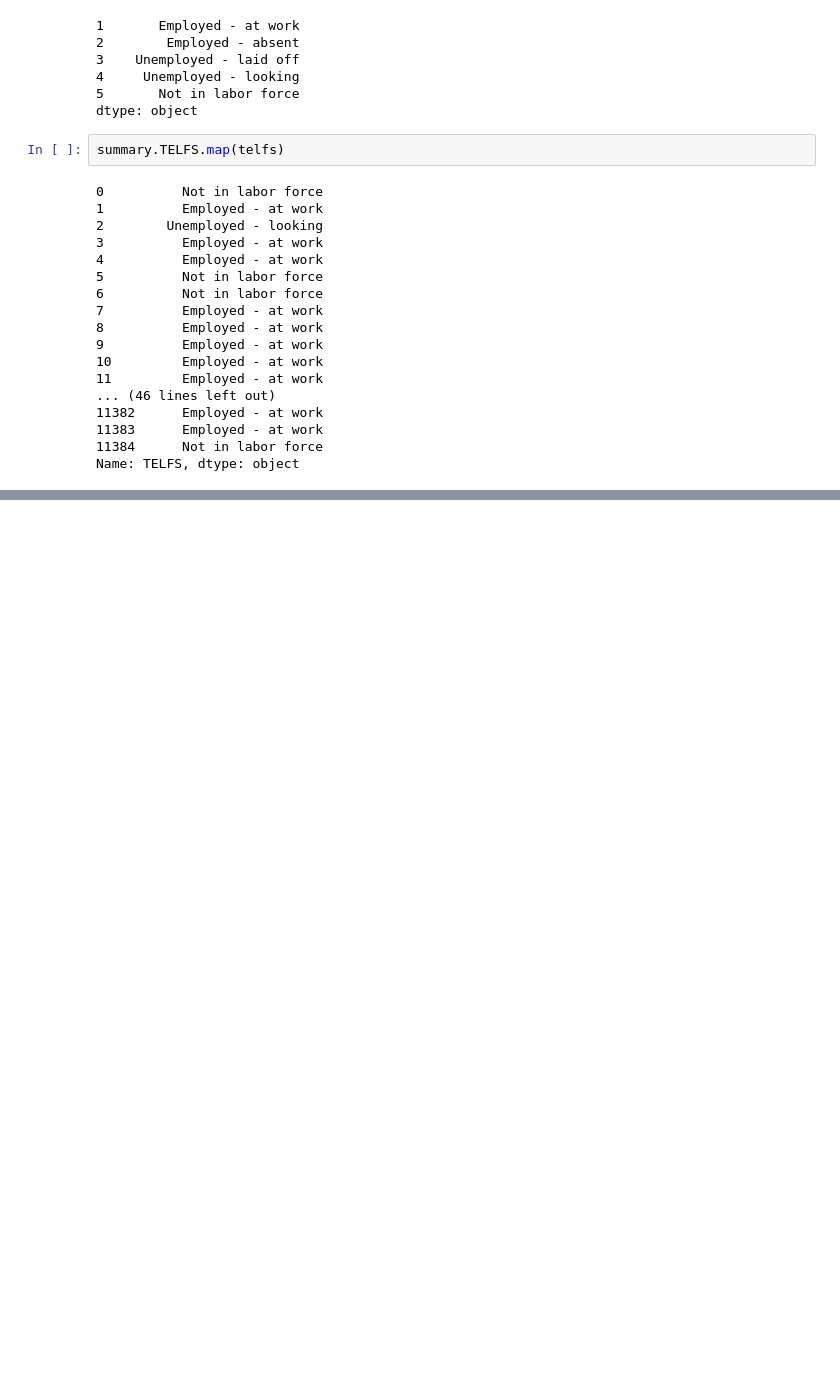
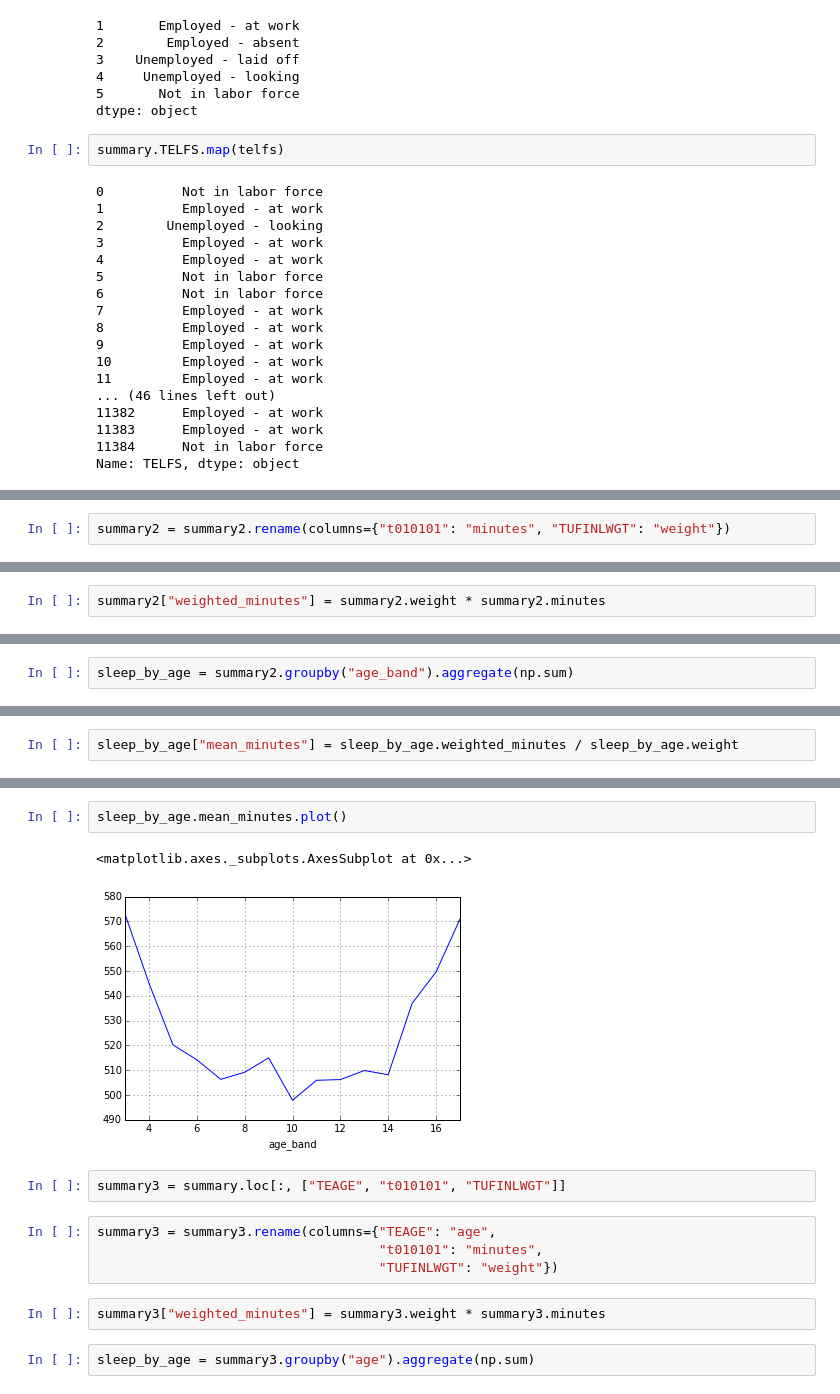
Before and after one commit to tiyd-python-2015-05/atus-analysis, a Jupyter notebook: Starting Point.ipynb, the cells around one changed output, grey strips where cells are left out. Cells and saved outputs as stored; diff of their text form; blank space fills up the shorter version.

```diff
--- a/Starting Point.ipynb
+++ b/Starting Point.ipynb
@@ -281,0 +333,2 @@ Name: TELFS, dtype: object
+# %%
+summary2 = summary2.rename(columns={"t010101": "minutes", "TUFINLWGT": "weight"})
@@ -281,0 +344,2 @@ Name: TELFS, dtype: object
+# %%
+summary2["weighted_minutes"] = summary2.weight * summary2.minutes
@@ -281,0 +348,2 @@ Name: TELFS, dtype: object
+# %%
+sleep_by_age = summary2.groupby("age_band").aggregate(np.sum)
@@ -281,0 +360,2 @@ Name: TELFS, dtype: object
+# %%
+sleep_by_age["mean_minutes"] = sleep_by_age.weighted_minutes / sleep_by_age.weight
@@ -281,0 +382,15 @@ Name: TELFS, dtype: object
+# %%
+sleep_by_age.mean_minutes.plot()
+# %% [output]
+<matplotlib.axes._subplots.AxesSubplot at 0x...>
+[figure, added]
+# %%
+summary3 = summary.loc[:, ["TEAGE", "t010101", "TUFINLWGT"]]
+# %%
+summary3 = summary3.rename(columns={"TEAGE": "age",
+                                    "t010101": "minutes",
+                                    "TUFINLWGT": "weight"})
+# %%
+summary3["weighted_minutes"] = summary3.weight * summary3.minutes
+# %%
+sleep_by_age = summary3.groupby("age").aggregate(np.sum)
```
Also changed, not shown: parts of 49 cells of this notebook.
